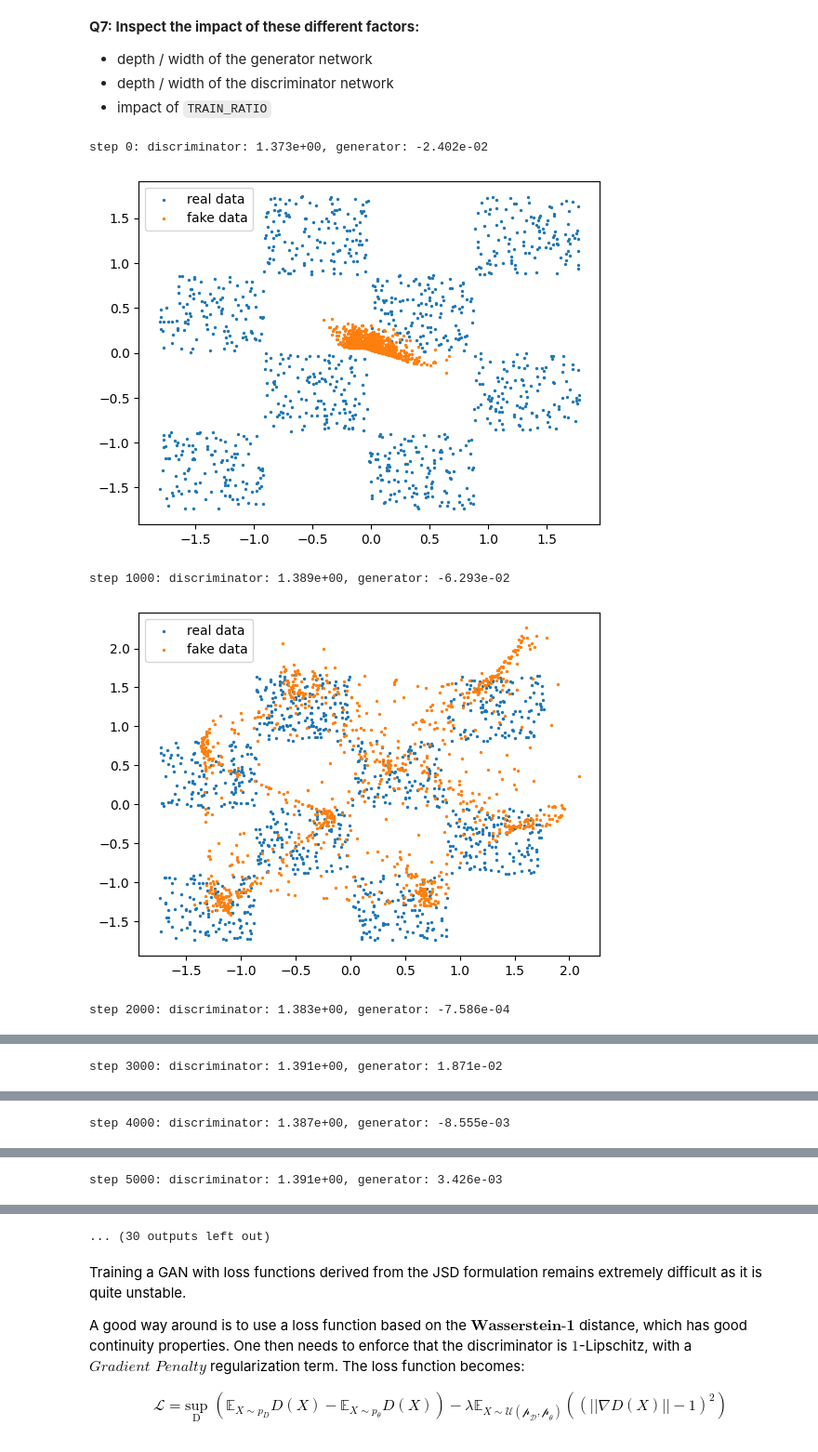
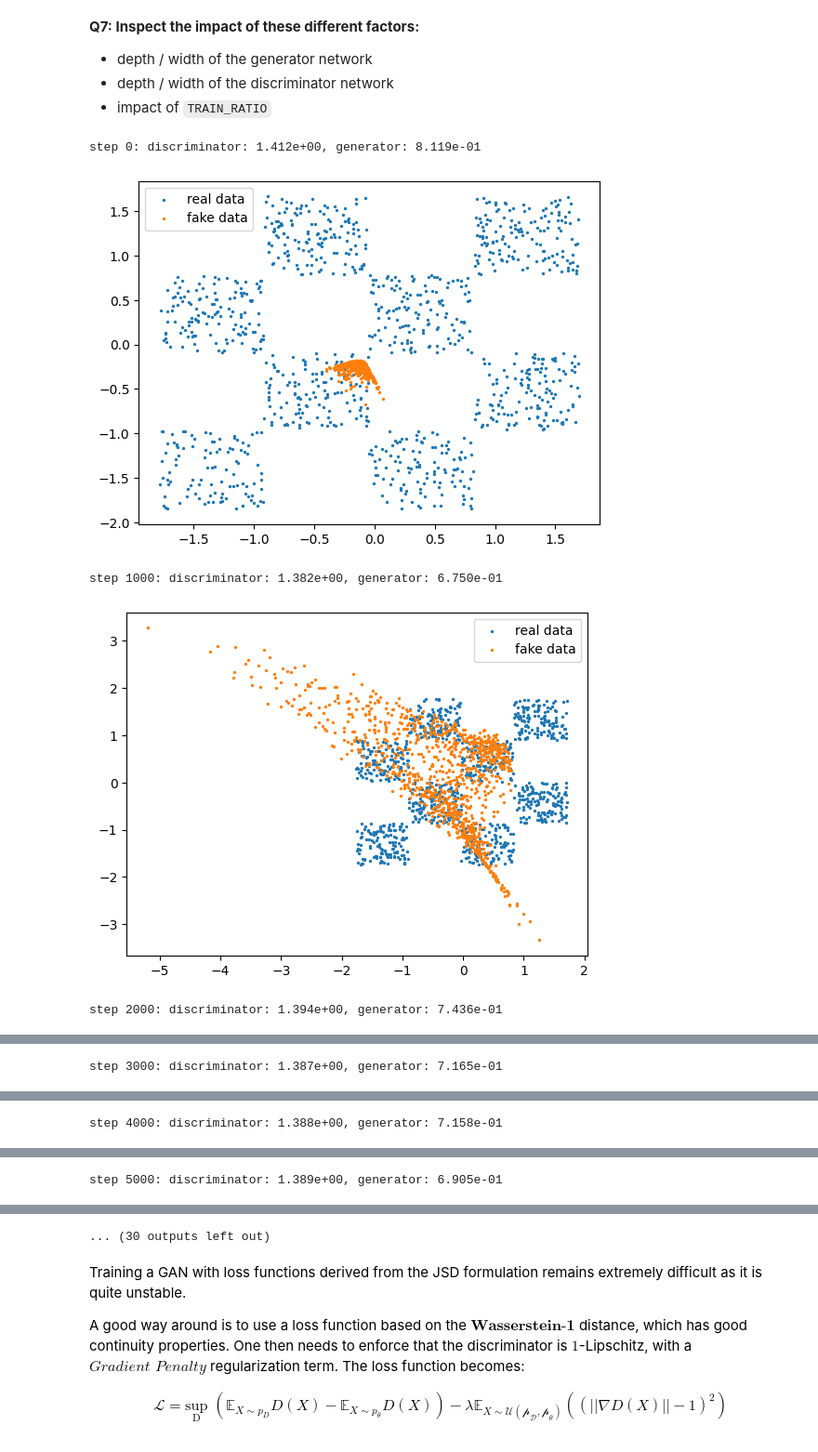
Before and after one commit to BenjaminDeporte/MVA_DLiP_6, a Jupyter notebook: TP6_generative_models.ipynb, the cells around one changed output, grey strips where cells are left out. Shown at 93% size. Cells and saved outputs as stored; diff of their text form; code cells hidden in the pictures.

Commit message:
used BCEWithLogits for the gen loss too

```diff
--- a/TP6_generative_models.ipynb
+++ b/TP6_generative_models.ipynb
@@ -429,36 +429,38 @@ for i in range(N_ITER):
     # train the discriminator
     for _ in range(TRAIN_RATIO):
         discriminator.zero_grad()
         real_batch = generate_batch(BATCHLEN)
         fake_batch = generator.generate(BATCHLEN)
         #
         # == COMPUTE DISCRIMINATOR LOSS HERE ==
         #disc_loss = -torch.mean(torch.log(discriminator(real_batch)) + torch.log(1 - discriminator(fake_batch))) # use BCEWithLogitsLoss
         disc_loss = F.binary_cross_entropy_with_logits(discriminator(real_batch), torch.ones(BATCHLEN, 1)) + F.binary_cross_entropy_with_logits(discriminator(fake_batch), torch.zeros(BATCHLEN, 1))
 
         disc_loss.backward()
         optim_disc.step()
     # train the generator
     generator.zero_grad()
     fake_batch = generator.generate(BATCHLEN)
     #
     # == COMPUTE THE REFORMULATED GENERATOR LOSS HERE
-    gen_loss = torch.mean(torch.log(1-discriminator(fake_batch)))
+    #gen_loss = torch.mean(torch.log(-discriminator(fake_batch)))
+    #use BCEWithLogitsLoss
+    gen_loss = F.binary_cross_entropy_with_logits(discriminator(fake_batch), torch.ones(BATCHLEN, 1))
     #
     gen_loss.backward()
     optim_gen.step()
     if i%1000 == 0:
         print('step {}: discriminator: {:.3e}, generator: {:.3e}'.format(i, float(disc_loss), float(gen_loss)))
         # plot the result
         real_batch = generate_batch(1024)
         fake_batch = generator.generate(1024).detach()
         plt.scatter(real_batch[:,0], real_batch[:,1], s=2.0, label='real data')
         plt.scatter(fake_batch[:,0], fake_batch[:,1], s=2.0, label='fake data')
         plt.legend()
         plt.show()
 # %% [output]
-step 0: discriminator: 1.373e+00, generator: -2.402e-02
+step 0: discriminator: 1.412e+00, generator: 8.119e-01
-[figure, old version]
+[figure, new version]
-step 1000: discriminator: 1.389e+00, generator: -6.293e-02
+step 1000: discriminator: 1.382e+00, generator: 6.750e-01
-[figure, old version]
+[figure, new version]
-step 2000: discriminator: 1.383e+00, generator: -7.586e-04
+step 2000: discriminator: 1.394e+00, generator: 7.436e-01
@@ -466 +468 @@ step 2000: discriminator: 1.383e+00, generator: -7.586e-04
-step 3000: discriminator: 1.391e+00, generator: 1.871e-02
+step 3000: discriminator: 1.387e+00, generator: 7.165e-01
@@ -468 +470 @@ step 3000: discriminator: 1.391e+00, generator: 1.871e-02
-step 4000: discriminator: 1.387e+00, generator: -8.555e-03
+step 4000: discriminator: 1.388e+00, generator: 7.158e-01
@@ -470 +472 @@ step 4000: discriminator: 1.387e+00, generator: -8.555e-03
-step 5000: discriminator: 1.391e+00, generator: 3.426e-03
+step 5000: discriminator: 1.389e+00, generator: 6.905e-01
```
Also changed, not shown: parts of 1 cell of this notebook.
